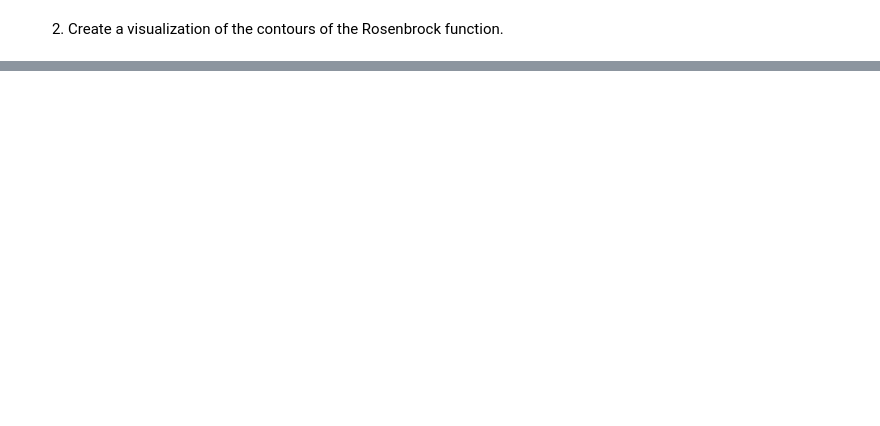
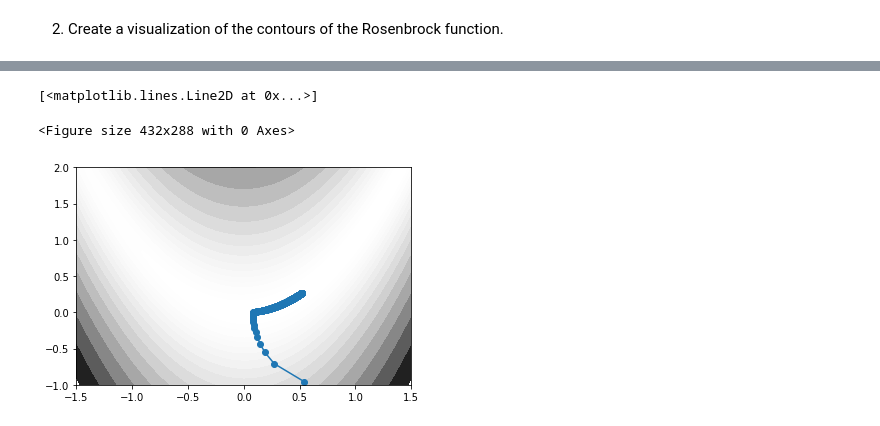
Before and after one commit to s2t2/ANLY-590-Deep-Learning, a Jupyter notebook: hw1/hw1-p2-gradient-descent.ipynb, the cells around one changed output, grey strips where cells are left out. Drawn from its saved outputs; the diff is of its cells as text; code cells hidden in the pictures; blank space fills up the shorter version.

Commit message:
Start hw1 p2

```diff
--- a/hw1/hw1-p2-gradient-descent.ipynb
+++ b/hw1/hw1-p2-gradient-descent.ipynb
@@ -12,0 +69,40 @@ The Rosenbrock function is a famous non-convex function that is used to ex- plor
+# %%
+def grad_f(vector):
+    x, y = vector
+    df_dx = 2.*(200.*x*x*x - 200.*x*y + x - 1.)
+    df_dy = 200.*(y - x*x)
+    return np.array([df_dx, df_dy])
+# %%
+def grad_descent(starting_point=None, iterations=10, learning_rate=0.001):
+    if starting_point:
+        point = starting_point
+    else:
+        point = np.random.uniform(-1,1,size=2)
+    trajectory = [point]
+
+    for i in range(iterations):
+        grad = grad_f(point)
+        point = point - learning_rate * grad
+        trajectory.append(point)
+    return np.array(trajectory)
+# %%
+# learning_rate=0.001
+plt.clf()
+
+np.random.seed(10)
+traj = grad_descent(iterations=500,learning_rate=0.001)
+
+fig, ax = plt.subplots()
+
+ax.contourf(X, Y, Z, np.logspace(-1, 3, 31), cmap='gray_r')
+ax.set_xlim(-1.5, 1.5)
+ax.set_ylim(-1., 2.)
+
+
+x= traj[:,0]
+y= traj[:,1]
+plt.plot(x,y,'-o')
+# %% [output]
+[<matplotlib.lines.Line2D at 0x...>]
+<Figure size 432x288 with 0 Axes>
+[figure, added]
```
Also changed, not shown: parts of 7 cells of this notebook.
